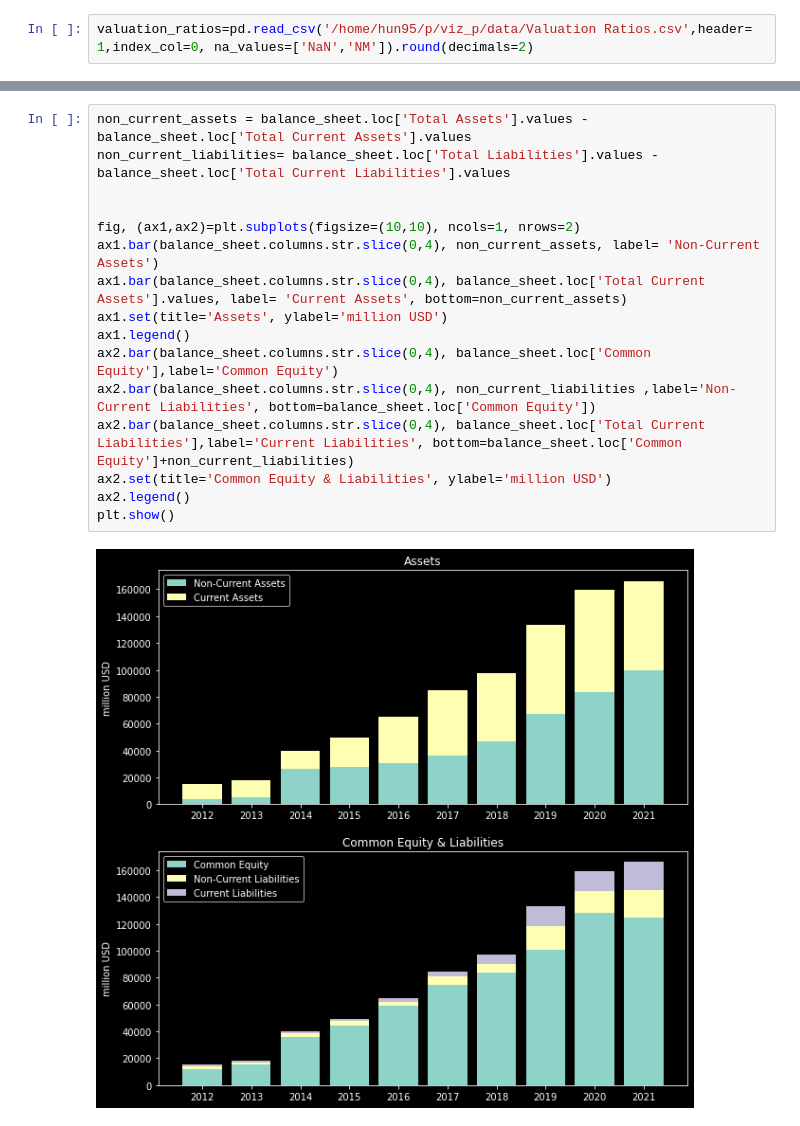
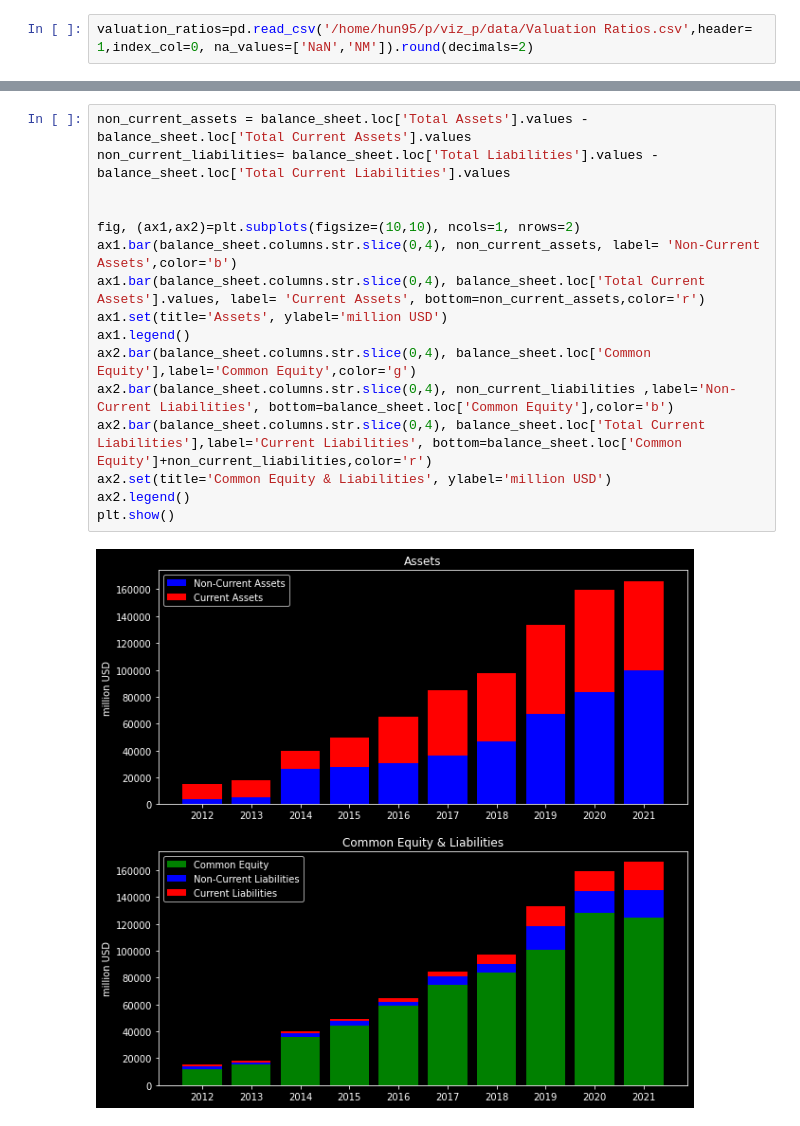
Before and after one commit to hunyadi95/Python-Visualization-of-stocks-fundamentals, a Jupyter notebook: main.ipynb, the cells around one changed output, grey strips where cells are left out. Cells and saved outputs as stored; diff of their text form.

Commit message:
change colors

```diff
--- a/main.ipynb
+++ b/main.ipynb
@@ -41,20 +41,20 @@ plt.show()
 # %%
 non_current_assets = balance_sheet.loc['Total Assets'].values - balance_sheet.loc['Total Current Assets'].values
 non_current_liabilities= balance_sheet.loc['Total Liabilities'].values - balance_sheet.loc['Total Current Liabilities'].values
 
 
 fig, (ax1,ax2)=plt.subplots(figsize=(10,10), ncols=1, nrows=2)
-ax1.bar(balance_sheet.columns.str.slice(0,4), non_current_assets, label= 'Non-Current Assets')
-ax1.bar(balance_sheet.columns.str.slice(0,4), balance_sheet.loc['Total Current Assets'].values, label= 'Current Assets', bottom=non_current_assets)
+ax1.bar(balance_sheet.columns.str.slice(0,4), non_current_assets, label= 'Non-Current Assets',color='b')
+ax1.bar(balance_sheet.columns.str.slice(0,4), balance_sheet.loc['Total Current Assets'].values, label= 'Current Assets', bottom=non_current_assets,color='r')
 ax1.set(title='Assets', ylabel='million USD')
 ax1.legend()
-ax2.bar(balance_sheet.columns.str.slice(0,4), balance_sheet.loc['Common Equity'],label='Common Equity')
-ax2.bar(balance_sheet.columns.str.slice(0,4), non_current_liabilities ,label='Non-Current Liabilities', bottom=balance_sheet.loc['Common Equity'])
-ax2.bar(balance_sheet.columns.str.slice(0,4), balance_sheet.loc['Total Current Liabilities'],label='Current Liabilities', bottom=balance_sheet.loc['Common Equity']+non_current_liabilities)
+ax2.bar(balance_sheet.columns.str.slice(0,4), balance_sheet.loc['Common Equity'],label='Common Equity',color='g')
+ax2.bar(balance_sheet.columns.str.slice(0,4), non_current_liabilities ,label='Non-Current Liabilities', bottom=balance_sheet.loc['Common Equity'],color='b')
+ax2.bar(balance_sheet.columns.str.slice(0,4), balance_sheet.loc['Total Current Liabilities'],label='Current Liabilities', bottom=balance_sheet.loc['Common Equity']+non_current_liabilities,color='r')
 ax2.set(title='Common Equity & Liabilities', ylabel='million USD')
 ax2.legend()
 plt.show()
 # %% [output]
-[figure, old version]
+[figure, new version]
 # %%
 fig, ax = plt.subplots(figsize=(10,6))
```
Also changed, not shown: parts of 3 cells of this notebook.
